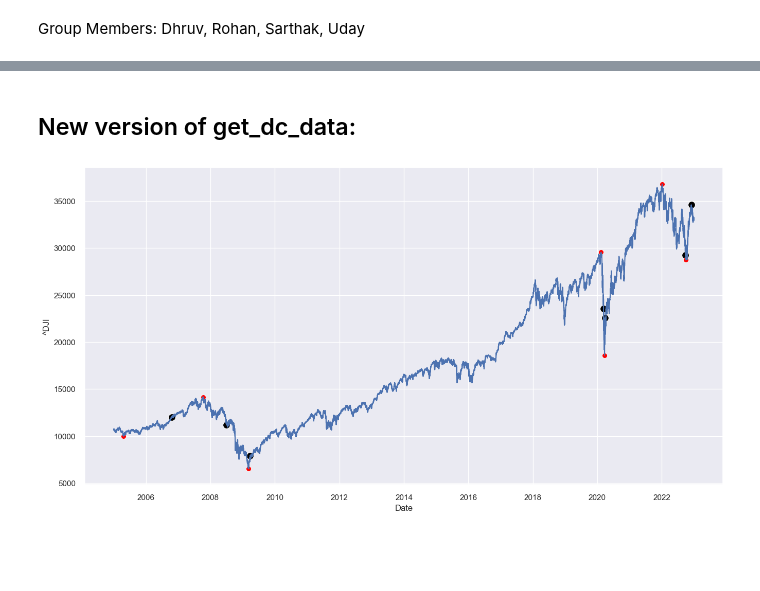
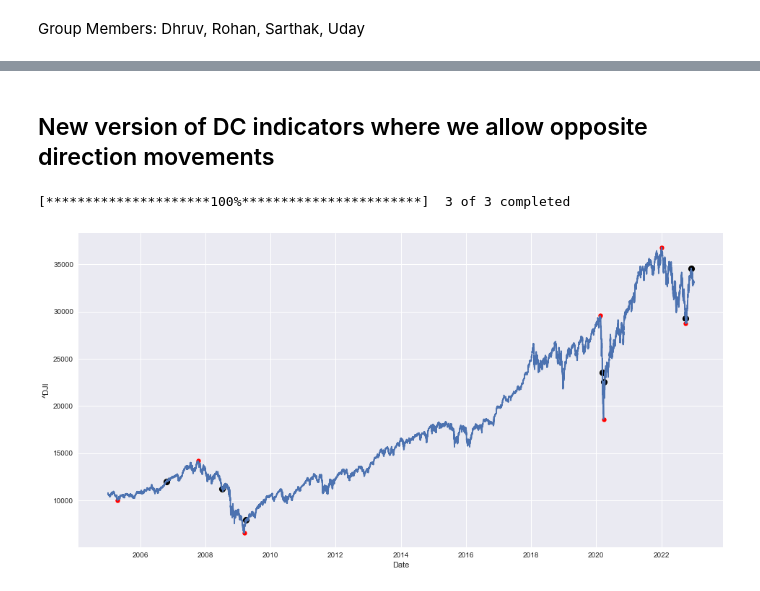
Before and after one commit to uday-31/detecting-market-regime-changes, a Jupyter notebook: detecting-regime-change.ipynb, the cells around one changed output, grey strips where cells are left out. Drawn from its saved outputs; the diff is of its cells as text; code cells hidden in the pictures; blank space fills up the shorter version.

```diff
--- a/detecting-regime-change.ipynb
+++ b/detecting-regime-change.ipynb
@@ -254,36 +127,0 @@ def fit_hmm(n_components: int, price: pd.Series, indicator: pd.Series, ticker: s
-# %%
-TYPE = 'fx' # 'equity' or 'fx' or 'bond'
-
-TICKER_MAPPER = {'equity':['^DJI','^GSPC','^IXIC'],
-                'bond':['^TNX', '^IRX'],
-                'fx':['RUB=X','GBP=X','JPY=X']}
-
-TICKERS = TICKER_MAPPER[TYPE]
-START_DATE = "2005-01-01"
-THETA = 0.001
-NUM_REGIMES = 2
-
-TRADING_DAY = {'equity':6.5, 'fx':12,'bond':9} # number of hours in a day we offset
-TEST_TICKER = TICKERS[-1] # if we need to debug for a single ticker
-
-data = yf.download(TICKERS, start=START_DATE, end = '2022-12-31') # time series data
-df_ts_close = data['Adj Close'].dropna()
-df_ts_open = data['Open'].dropna()
-df_ts_open.index = df_ts_open.index + pd.Timedelta(f'{TRADING_DAY[TYPE]/2}h') # adjust time
-df_ts = pd.concat([df_ts_close,df_ts_open]).sort_index()
-
-dcc = {}
-ext = {}
-for ticker in TICKERS:
-    dcc[ticker], ext[ticker] = get_DC_data(df_ts[ticker], THETA)
-
-tmv = {}
-T = {}
-R = {}
-for ticker in TICKERS:
-    tmv[ticker] = get_TMV(ext[ticker],THETA)
-    T[ticker] = get_T(ext[ticker])
-    R[ticker] = get_R(tmv[ticker],T[ticker],THETA)
-
-for ticker in TICKERS:
-    regimes, model = fit_hmm(NUM_REGIMES, df_ts[ticker], R[ticker], ticker, plot = True)
@@ -295,11 +128,15 @@ for ticker in TICKERS:
 # %% [markdown]
-## New version of get_dc_data:
+## New version of DC indicators where we allow opposite direction movements
 # %%
-features = get_dc_data_v2(df_ts['^DJI'], 0.2)
+df_ts = get_data(TICKERS, START_DATE, TRADING_DAY[TYPE]/2)
+df_ret = df_ts.pct_change().dropna()
+
+features = get_dc_data_v2(df_ts[TICKERS[0]], 0.2)
 fig, ax = plt.subplots(figsize=(16,8))
-sns.lineplot(df_ts['^DJI'])
+sns.lineplot(data=df_ts[TICKERS[0]])
 sns.scatterplot(x = [i[0] for i in features], y = [i[1] for i in features], color='black', s=100)
 sns.scatterplot(x = [i[2] for i in features], y = [i[3] for i in features], color='red', s=50)
 None
 # %% [output]
+[*********************100%***********************]  3 of 3 completed
-[figure, old version]
+[figure, new version]
```
Also changed, not shown: parts of 30 cells of this notebook, 4 other files.
